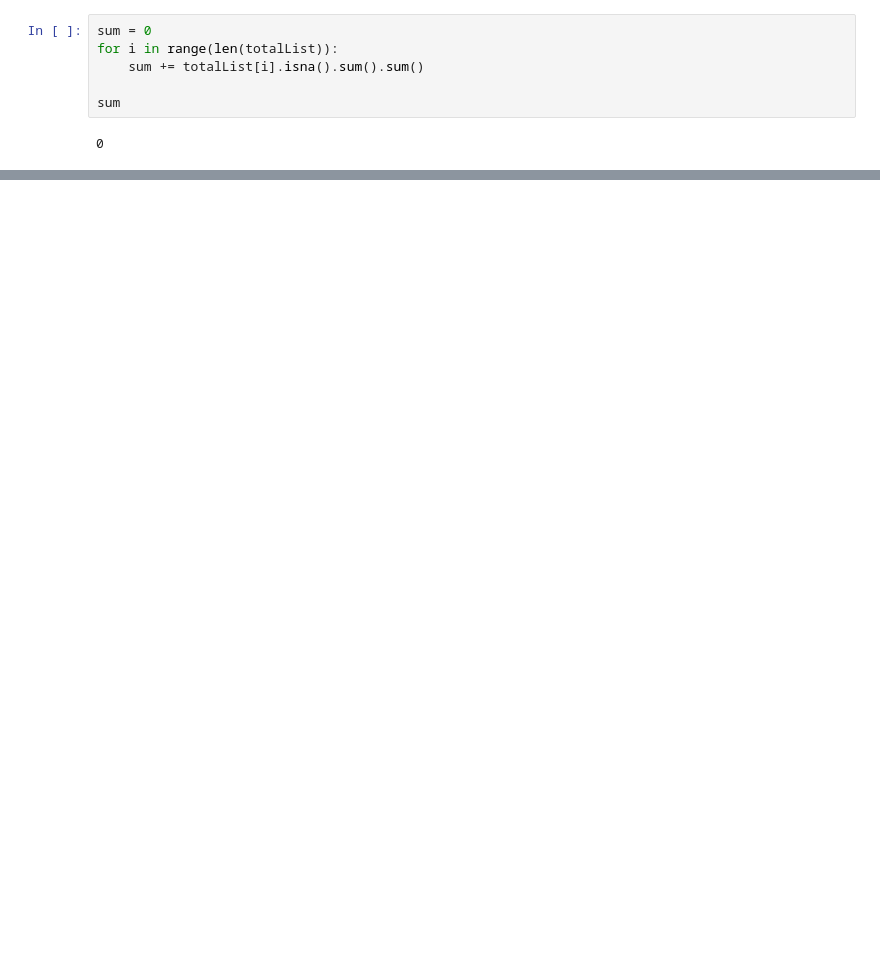
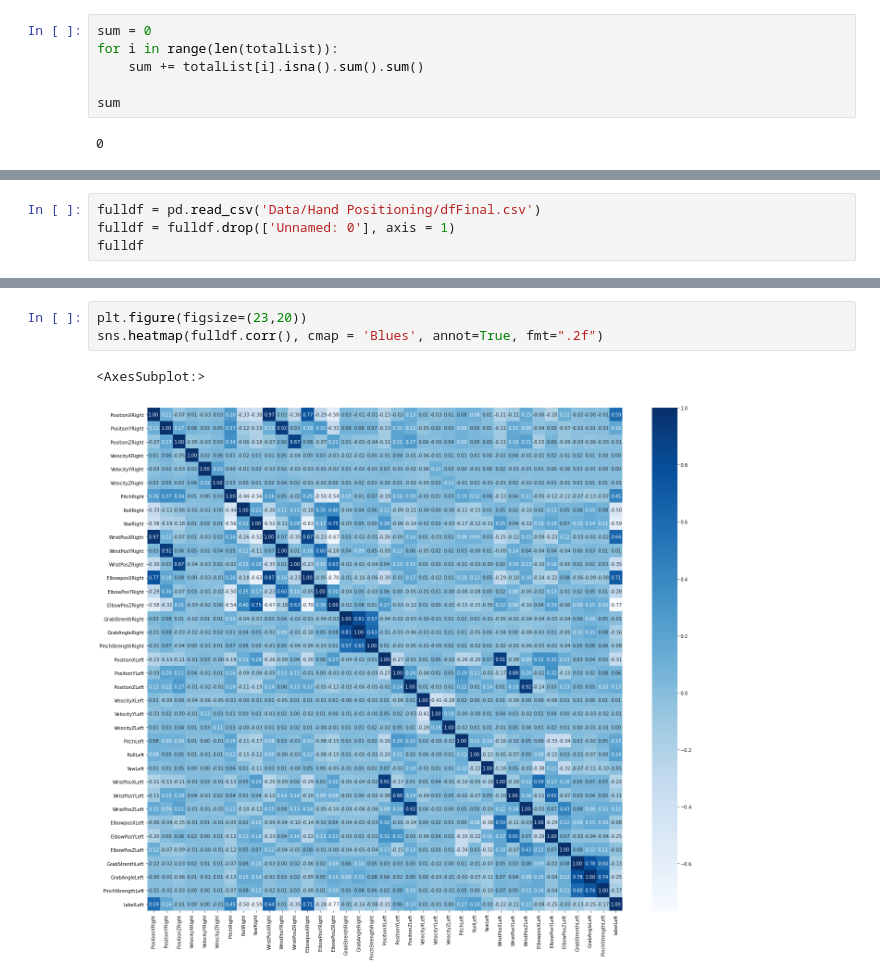
Before and after one commit to appeldaniel1998/Data-Visualization-Final-Project, a Jupyter notebook: Hand Positioning.ipynb, the cells around one changed output, grey strips where cells are left out. Cells and saved outputs as stored; diff of their text form; blank space fills up the shorter version.

Commit message:
pre-processing of Hands
finished pre-processing, writing comments

```diff
--- a/Hand Positioning.ipynb
+++ b/Hand Positioning.ipynb
@@ -151,0 +337,4 @@ print(len(df))
+# %%
+fulldf = pd.read_csv('Data/Hand Positioning/dfFinal.csv')
+fulldf = fulldf.drop(['Unnamed: 0'], axis = 1)
+fulldf
@@ -151,0 +355,6 @@ print(len(df))
+# %%
+plt.figure(figsize=(23,20))
+sns.heatmap(fulldf.corr(), cmap = 'Blues', annot=True, fmt=".2f")
+# %% [output]
+<AxesSubplot:>
+[figure, added]
```
Also changed, not shown: parts of 38 cells of this notebook.
